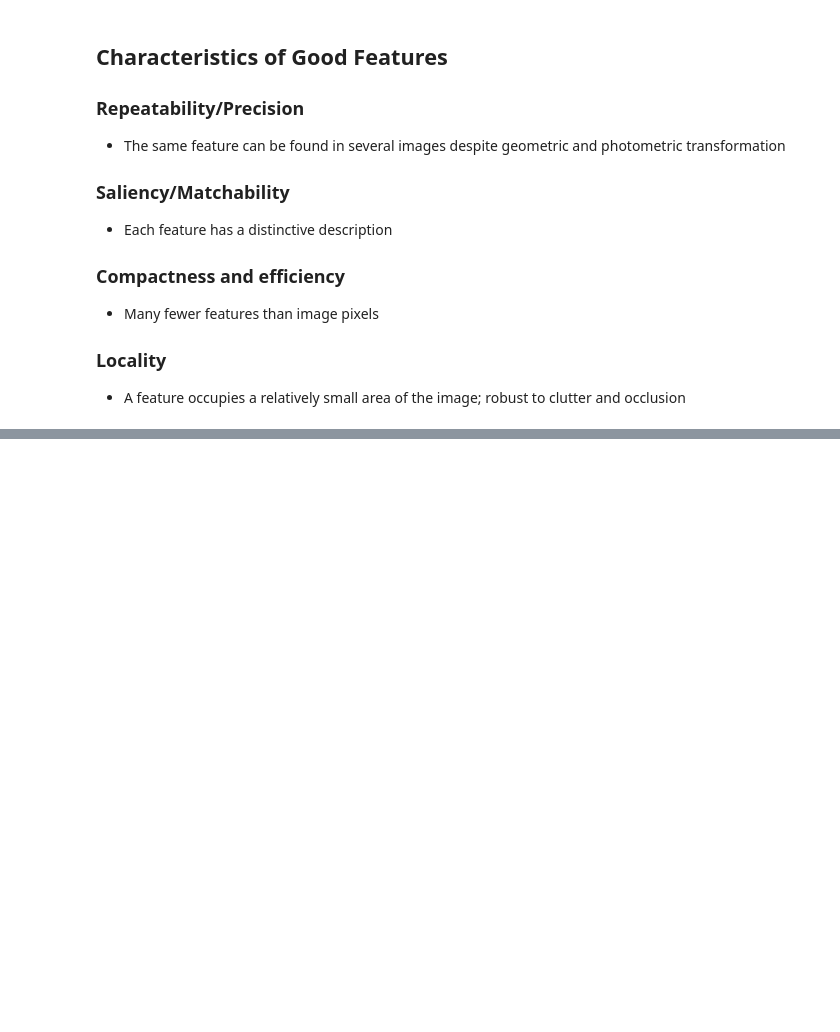
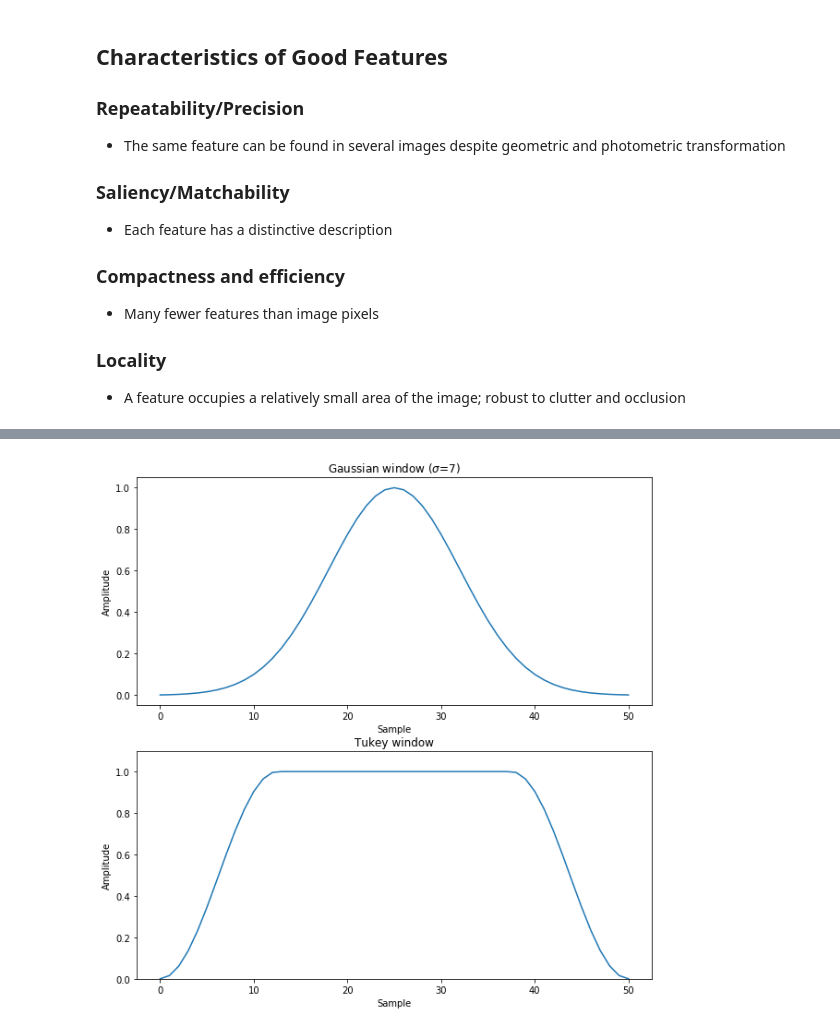
Before and after one commit to jalalirs/Introduction-to-Computer-Vision, a Jupyter notebook: L4/L4.ipynb, the cells around one changed output, grey strips where cells are left out. Cells and saved outputs as stored; diff of their text form; code cells hidden in the pictures; blank space fills up the shorter version.

```diff
--- a/L4/L4.ipynb
+++ b/L4/L4.ipynb
@@ -110,0 +242,24 @@ Why?
+# %%
+from scipy import signal
+from scipy.fftpack import fft, fftshift
+import matplotlib.pyplot as plt
+
+window = signal.gaussian(51, std=7)
+ax1 = plt.subplot(211)
+ax1.plot(window)
+ax1.set_title(r"Gaussian window ($\sigma$=7)")
+ax1.set_ylabel("Amplitude")
+ax1.set_xlabel("Sample")
+
+window = signal.tukey(51)
+ax2 = plt.subplot(212)
+ax2.plot(window)
+ax2.set_title("Tukey window")
+ax2.set_ylabel("Amplitude")
+ax2.set_xlabel("Sample")
+ax2.set_ylim([0, 1.1])
+
+fig = plt.gcf()
+fig.set_size_inches((10,10))
+# %% [output]
+[figure, added]
```
Also changed, not shown: parts of 16 cells of this notebook, 9 other files.
